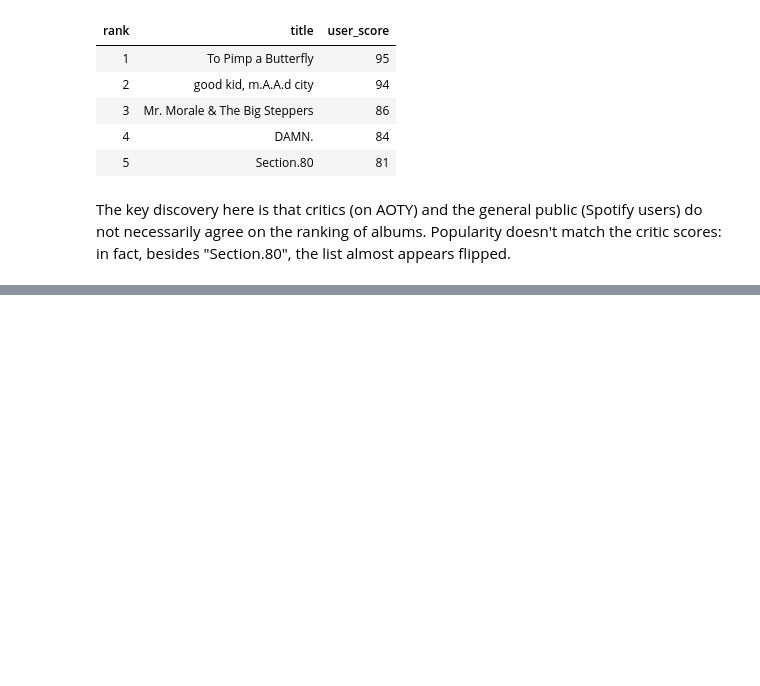
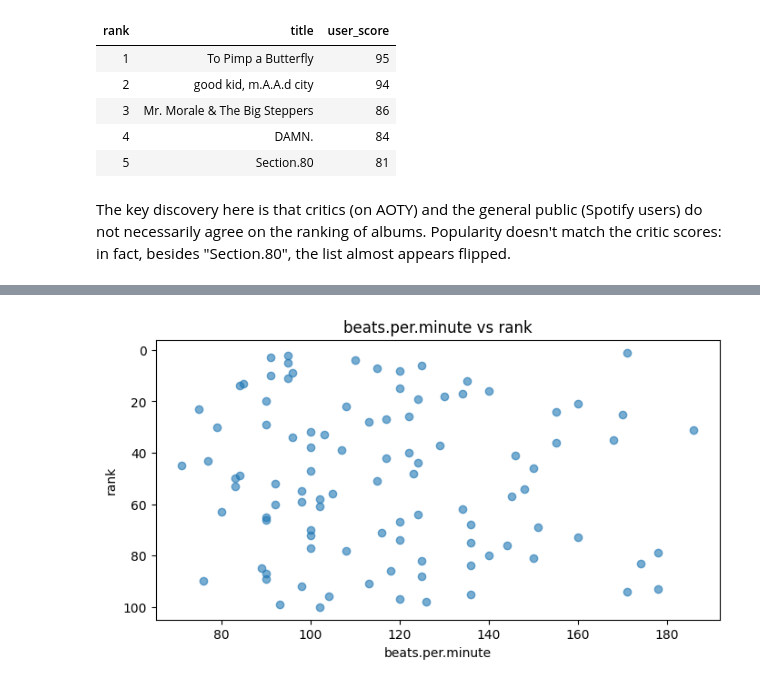
Before and after one commit to buiswrld/soundscaping, a Jupyter notebook: analysis/exploration.ipynb, the cells around one changed output, grey strips where cells are left out. Saved outputs shown, nothing was run; the diff lists cells and outputs as text; code cells hidden in the pictures; blank space fills up the shorter version.

Commit message:
begin examination of characteristics, add support for graphs and proportion calculations

```diff
--- a/analysis/exploration.ipynb
+++ b/analysis/exploration.ipynb
@@ -81,0 +95,4 @@ The key discovery here is that critics (on AOTY) and the general public (Spotify
+# %%
+plot(df_top100s, 'beats.per.minute', 'rank', reverse=True)
+# %% [output]
+[figure, added]
```
Also changed, not shown: parts of 15 cells of this notebook, 2 other files.
